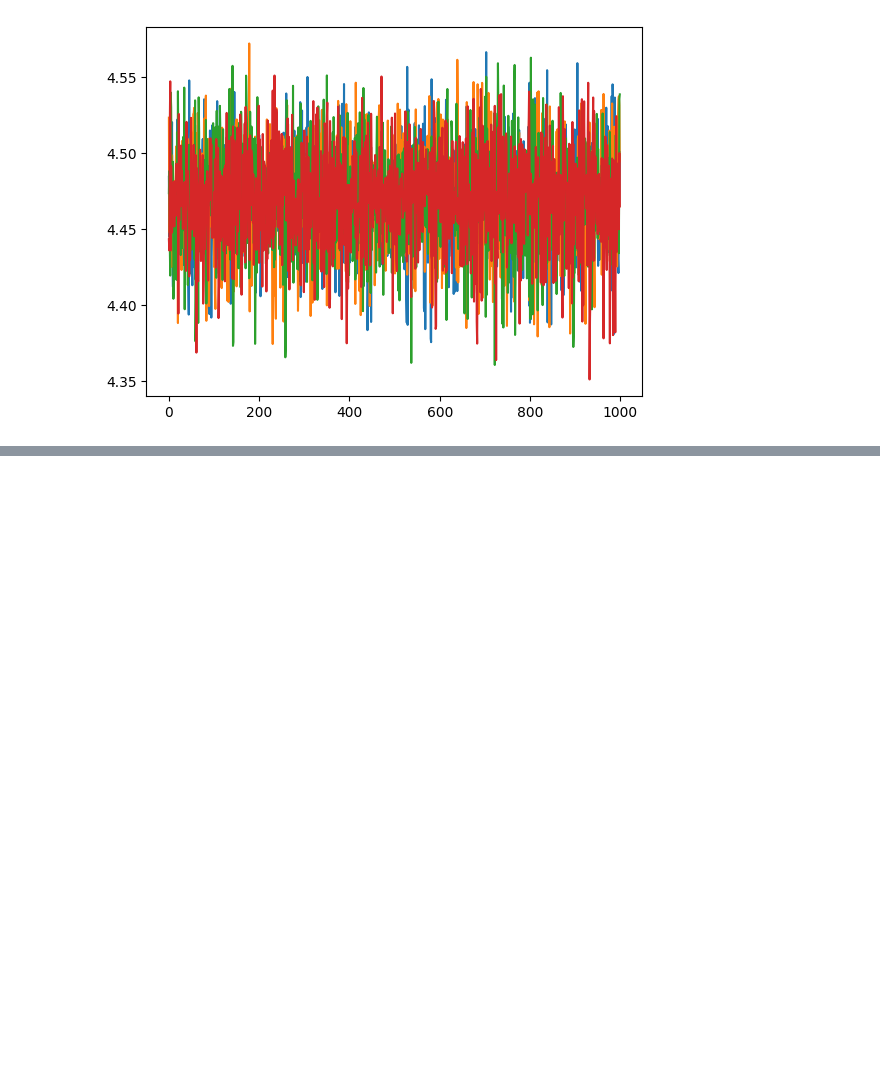
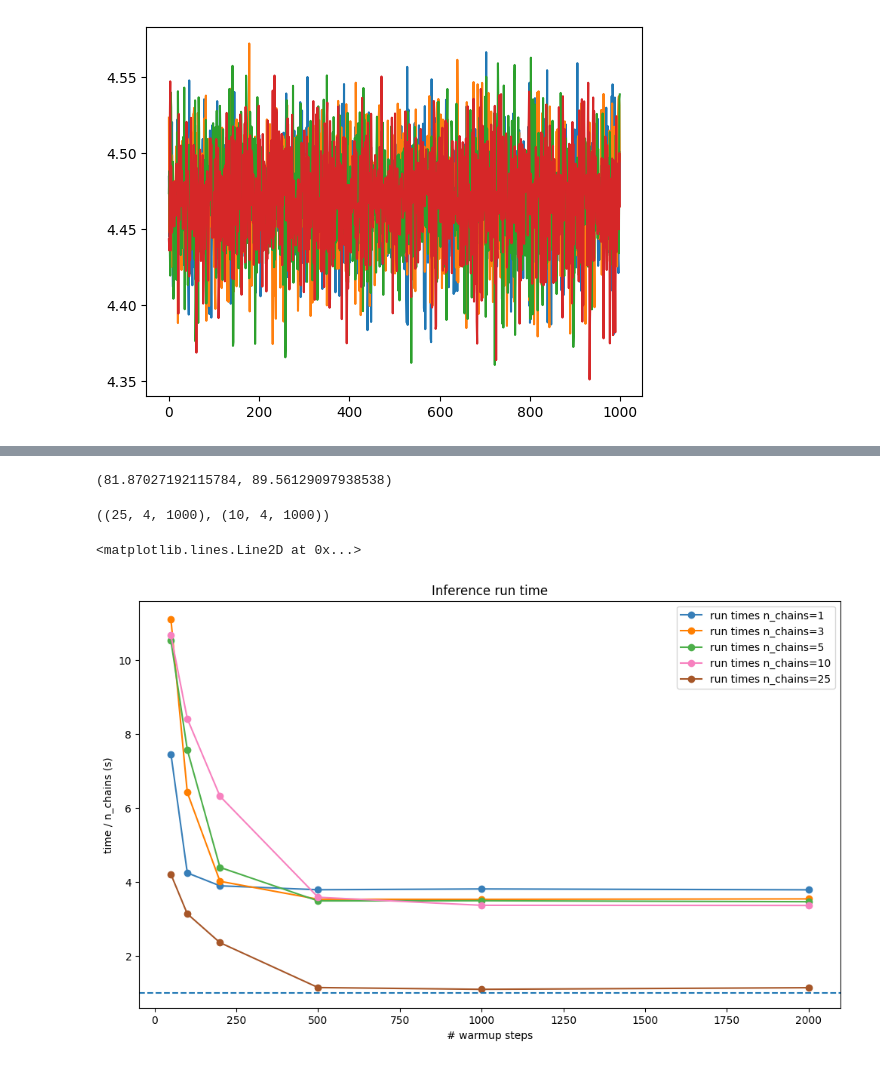
Before and after one commit to LSSTDESC/BPD, a Jupyter notebook: notebooks/NUTS-benchmark2.ipynb, the cells around one changed output, grey strips where cells are left out. Drawn from its saved outputs; the diff is of its cells as text; code cells hidden in the pictures; blank space fills up the shorter version.

```diff
--- a/notebooks/NUTS-benchmark2.ipynb
+++ b/notebooks/NUTS-benchmark2.ipynb
@@ -409,0 +436,30 @@ run_times =
+# %%
+d[25][1000]['warmup_run_time'], d[10][1000]['warmup_run_time'] #???
+# %% [output]
+(81.87027192115784, 89.56129097938538)
+# %%
+d[25][1000]['adapt_info'].state.position['f'].shape, d[10][1000]['adapt_info'].state.position['f'].shape
+# %% [output]
+((25, 4, 1000), (10, 4, 1000))
+# %%
+## inference runtime as a function of n_warmups
+plt.figure(figsize=(12,7))
+
+plt.title("Inference run time")
+
+
+for ii, n_chains in enumerate(N_CHAINS):
+
+    rt = [ d[n_chains][n]['inference_run_time'] / n_chains for n in N_WARMUPS]
+    plt.plot(N_WARMUPS, rt, '-o', label=f'run times n_chains={n_chains}', color=CB_color_cycle[ii])
+
+
+plt.ylabel("time / n_chains (s)")
+plt.xlabel("# warmup steps")
+
+
+plt.legend()
+plt.axhline(1.0, linestyle='--')
+# %% [output]
+<matplotlib.lines.Line2D at 0x...>
+[figure, added]
```
Also changed, not shown: parts of 25 cells of this notebook.
